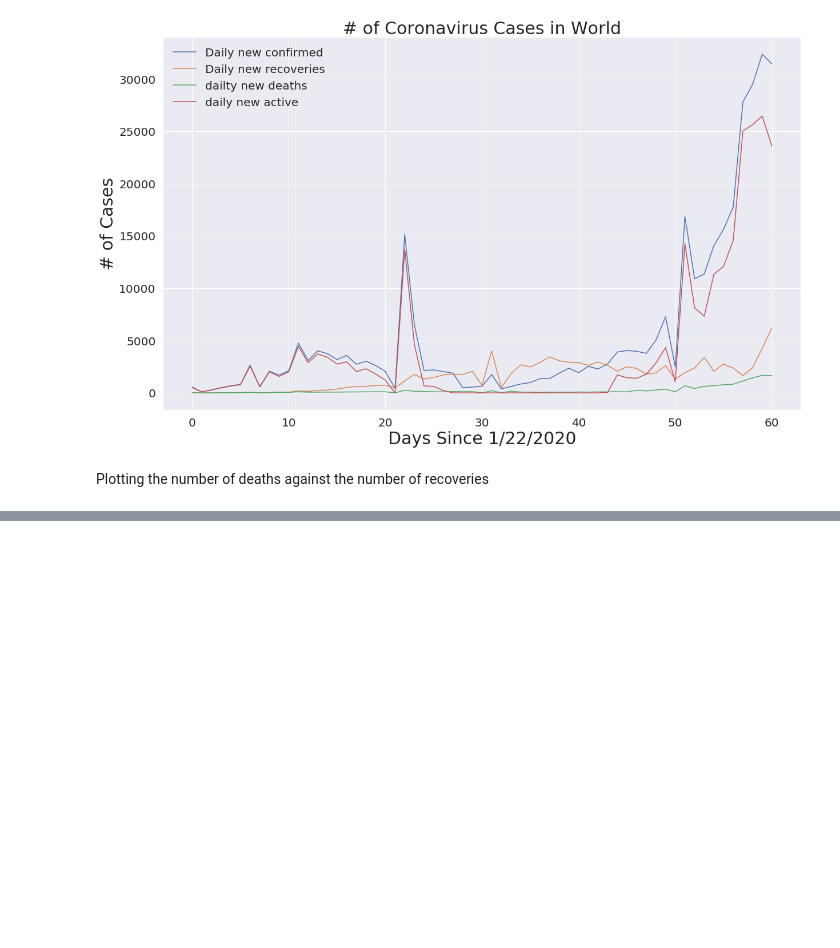
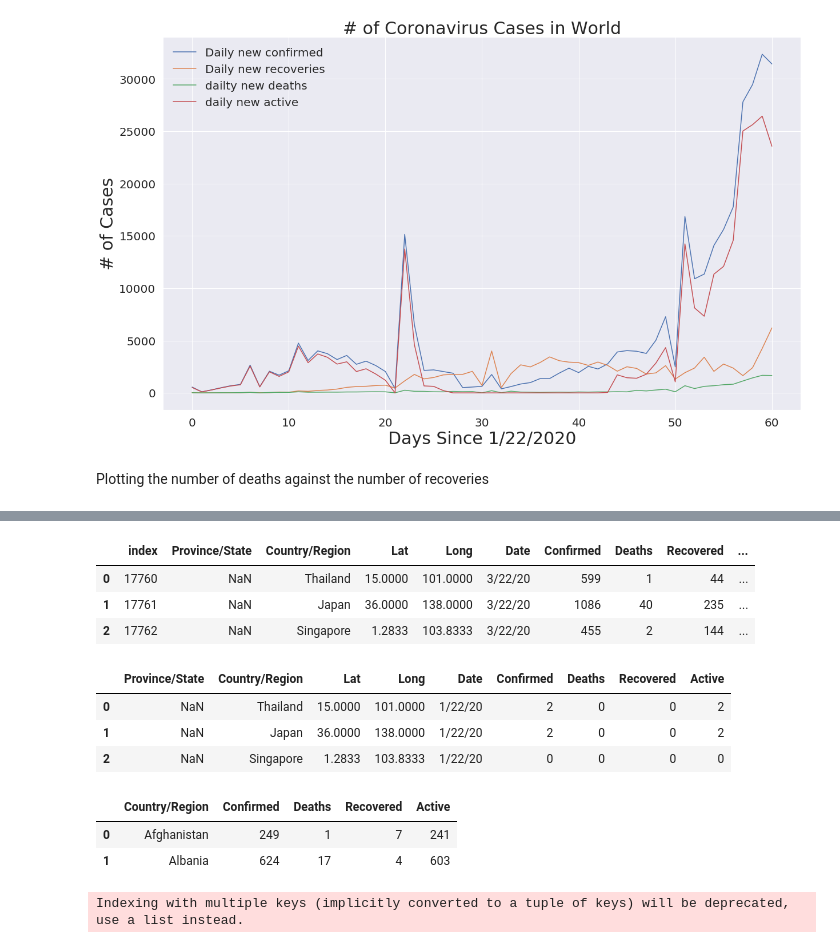
Before and after one commit to DataSenseiAryan/Covid19, a Jupyter notebook: MyVisualisation.ipynb, the cells around one changed output, grey strips where cells are left out. Cells and saved outputs as stored; diff of their text form; code cells hidden in the pictures; blank space fills up the shorter version.

```diff
--- a/MyVisualisation.ipynb
+++ b/MyVisualisation.ipynb
@@ -713,0 +629,20 @@ NameError: name 'china_confirmed_cases' is not defined
+# %%
+full_latest.head(3)
+# %% [output]
+|  | index | Province/State | Country/Region | Lat | Long | Date | Confirmed | Deaths | Recovered | ... |
+| 0 | 17760 | NaN | Thailand | 15.0000 | 101.0000 | 3/22/20 | 599 | 1 | 44 | ... |
+| 1 | 17761 | NaN | Japan | 36.0000 | 138.0000 | 3/22/20 | 1086 | 40 | 235 | ... |
+| 2 | 17762 | NaN | Singapore | 1.2833 | 103.8333 | 3/22/20 | 455 | 2 | 144 | ... |
+# %%
+full_table.head(3)
+# %% [output]
+|  | Province/State | Country/Region | Lat | Long | Date | Confirmed | Deaths | Recovered | Active |
+| 0 | NaN | Thailand | 15.0000 | 101.0000 | 1/22/20 | 2 | 0 | 0 | 2 |
+| 1 | NaN | Japan | 36.0000 | 138.0000 | 1/22/20 | 2 | 0 | 0 | 2 |
+| 2 | NaN | Singapore | 1.2833 | 103.8333 | 1/22/20 | 0 | 0 | 0 | 0 |
+# %%
+full_latest_grouped.head(2)
+# %% [output]
+|  | Country/Region | Confirmed | Deaths | Recovered | Active |
+| 0 | Afghanistan | 249 | 1 | 7 | 241 |
+| 1 | Albania | 624 | 17 | 4 | 603 |
@@ -713,0 +651,5 @@ NameError: name 'china_confirmed_cases' is not defined
+# %%
+
+formated_gdf = full_table.groupby(['Date', 'Country/Region'])['Confirmed', 'Deaths', 'Recovered'].sum()
+# %% [output]
+Indexing with multiple keys (implicitly converted to a tuple of keys) will be deprecated, use a list instead.
```
Also changed, not shown: parts of 41 cells of this notebook, 15 other files.
